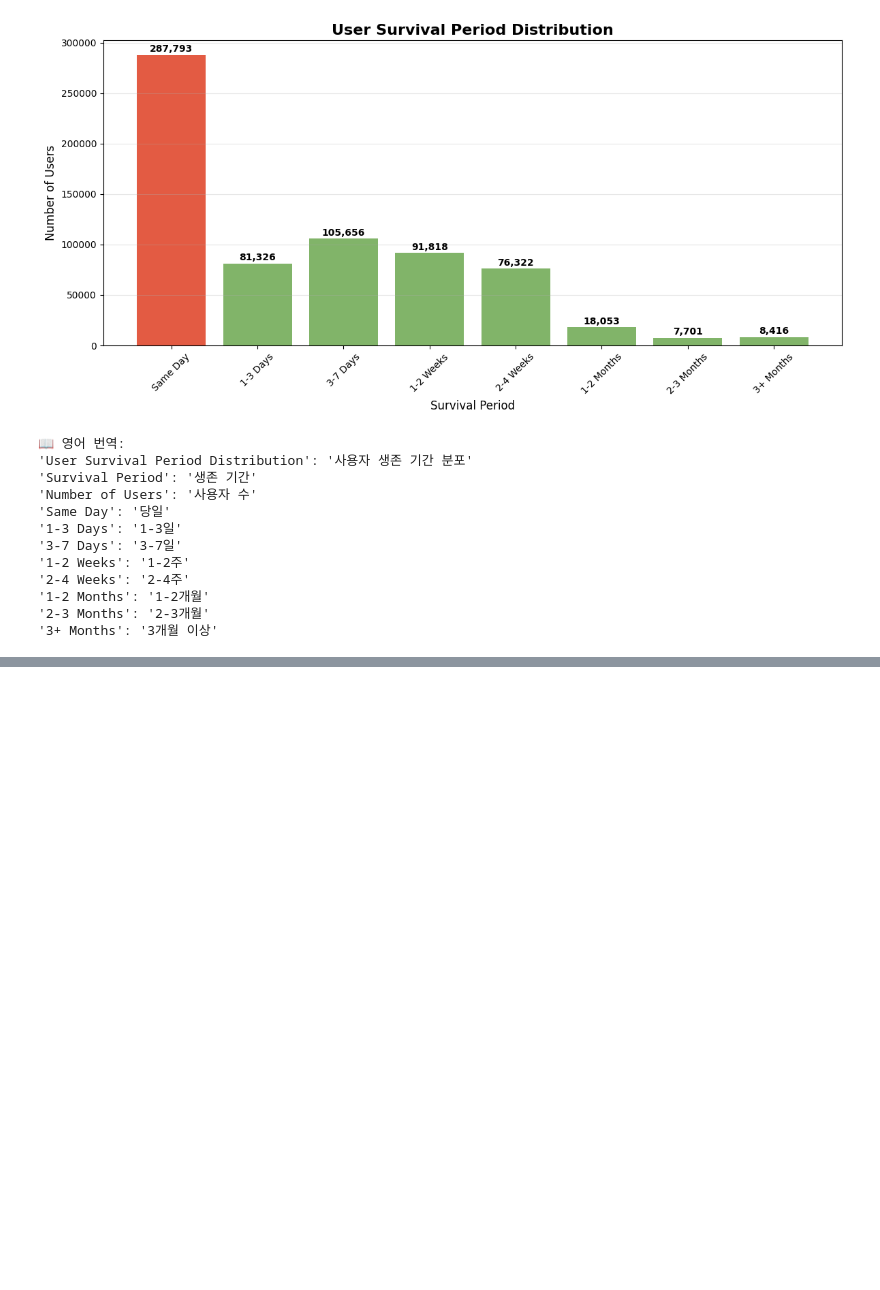
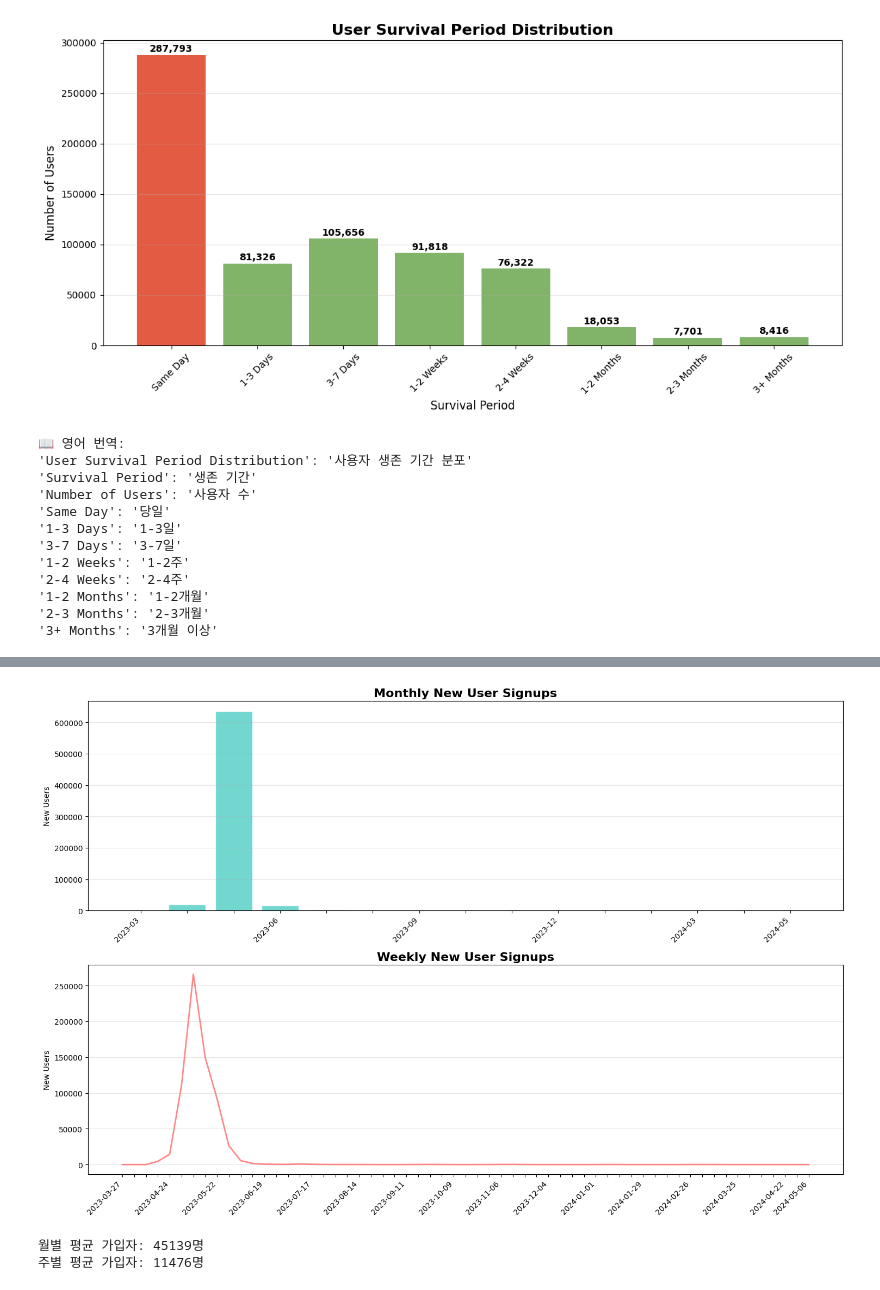
Before and after one commit to goodnews724/sprint_final_project, a Jupyter notebook: notebooks/hojae.ipynb, the cells around one changed output, grey strips where cells are left out. Saved outputs shown, nothing was run; the diff lists cells and outputs as text; code cells hidden in the pictures; blank space fills up the shorter version.

```diff
--- a/notebooks/hojae.ipynb
+++ b/notebooks/hojae.ipynb
@@ -6520,0 +7120,68 @@ print("'3+ Months': '3개월 이상'")
+# %%
+import pandas as pd
+import matplotlib.pyplot as plt
+import os
+
+# 데이터 로드
+data_dir = "/home/jovyan/work/data"
+
+# 유저 데이터에서 가입일 로드
+user_df = pd.read_csv(os.path.join(data_dir, 'accounts_user_processed.csv'),
+                     usecols=['id', 'created_at'])
+
+# created_at을 datetime으로 변환
+user_df['created_at'] = pd.to_datetime(user_df['created_at'], errors='coerce')
+user_df = user_df.dropna(subset=['created_at'])
+
+# 월별 및 주별 그룹화
+monthly_signups = user_df.groupby(user_df['created_at'].dt.to_period('M')).size()
+weekly_signups = user_df.groupby(user_df['created_at'].dt.to_period('W')).size()
+
+# 시각화
+fig, (ax1, ax2) = plt.subplots(2, 1, figsize=(15, 10))
+
+# 1. 월별 신규 가입자
+ax1.bar(range(len(monthly_signups)), monthly_signups.values,
+        color='#4ecdc4', alpha=0.8, edgecolor='white')
+
+# x축 라벨 (3개월마다 표시)
+monthly_labels = []
+for i, period in enumerate(monthly_signups.index):
+    if i % 3 == 0 or i == len(monthly_signups) - 1:
+        monthly_labels.append(str(period))
+    else:
+        monthly_labels.append('')
+
+ax1.set_xticks(range(len(monthly_signups)))
+ax1.set_xticklabels(monthly_labels, rotation=45, ha='right')
+ax1.set_title('Monthly New User Signups', fontsize=16, fontweight='bold')
+ax1.set_ylabel('New Users')
+ax1.grid(axis='y', alpha=0.3)
+
+# 2. 주별 신규 가입자
+ax2.plot(range(len(weekly_signups)), weekly_signups.values,
+         color='#ff6b6b', linewidth=2, alpha=0.8)
+
+# x축 라벨 (월 단위로 표시)
+weekly_labels = []
+for i, period in enumerate(weekly_signups.index):
+    if i % 4 == 0 or i == len(weekly_signups) - 1:  # 4주마다
+        weekly_labels.append(str(period).split('/')[0])  # 년-월만 표시
+    else:
+        weekly_labels.append('')
+
+ax2.set_xticks(range(len(weekly_signups)))
+ax2.set_xticklabels(weekly_labels, rotation=45, ha='right')
+ax2.set_title('Weekly New User Signups', fontsize=16, fontweight='bold')
+ax2.set_ylabel('New Users')
+ax2.grid(axis='y', alpha=0.3)
+
+plt.tight_layout()
+plt.show()
+
+print(f"월별 평균 가입자: {monthly_signups.mean():.0f}명")
+print(f"주별 평균 가입자: {weekly_signups.mean():.0f}명")
+# %% [output]
+[figure, added]
+월별 평균 가입자: 45139명
+주별 평균 가입자: 11476명
```
Also changed, not shown: parts of 19 cells of this notebook, 2 other files.
